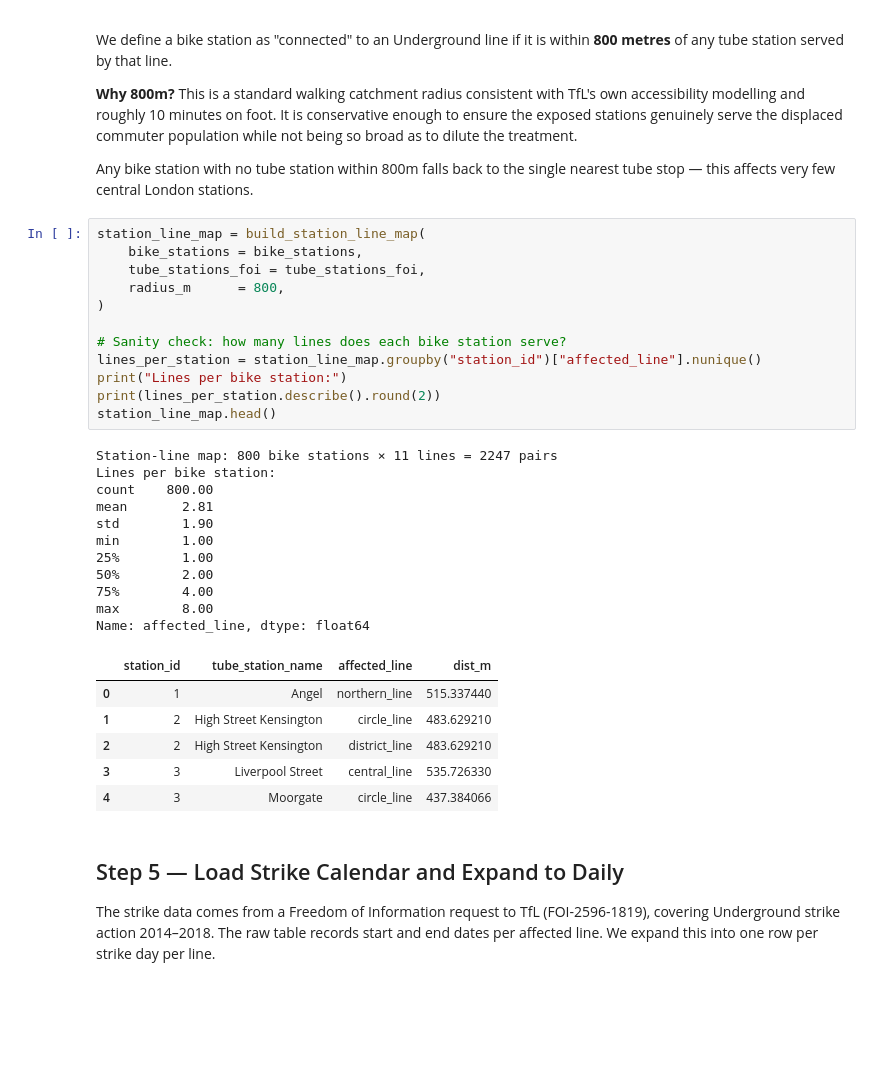
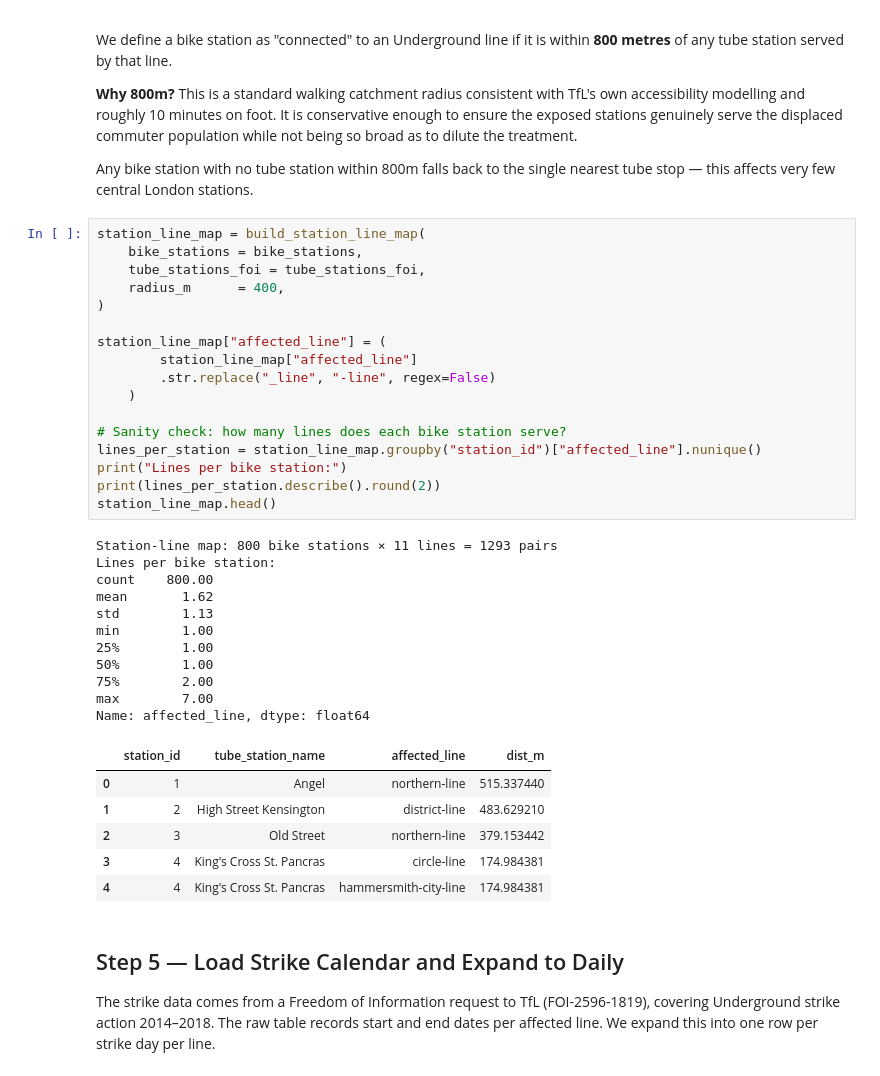
Before and after one commit to stucsk99/tfl_bike_casual, a Jupyter notebook: 01_data_pipeline.ipynb, the cells around one changed output. Saved outputs shown, nothing was run; the diff lists cells and outputs as text; blank space fills up the shorter version.

```diff
--- a/01_data_pipeline.ipynb
+++ b/01_data_pipeline.ipynb
@@ -159,33 +158,38 @@ nearest tube stop — this affects very few central London stations.
 # %%
 station_line_map = build_station_line_map(
     bike_stations = bike_stations,
     tube_stations_foi = tube_stations_foi,
-    radius_m      = 800,
+    radius_m      = 400,
 )
+
+station_line_map["affected_line"] = (
+        station_line_map["affected_line"]
+        .str.replace("_line", "-line", regex=False)
+    )
 
 # Sanity check: how many lines does each bike station serve?
 lines_per_station = station_line_map.groupby("station_id")["affected_line"].nunique()
 print("Lines per bike station:")
 print(lines_per_station.describe().round(2))
 station_line_map.head()
 # %% [output]
-Station-line map: 800 bike stations × 11 lines = 2247 pairs
+Station-line map: 800 bike stations × 11 lines = 1293 pairs
 Lines per bike station:
 count    800.00
-mean       2.81
-std        1.90
+mean       1.62
+std        1.13
 min        1.00
 25%        1.00
-50%        2.00
-75%        4.00
-max        8.00
+50%        1.00
+75%        2.00
+max        7.00
 Name: affected_line, dtype: float64
 |  | station_id | tube_station_name | affected_line | dist_m |
-| 0 | 1 | Angel | northern_line | 515.337440 |
-| 1 | 2 | High Street Kensington | circle_line | 483.629210 |
-| 2 | 2 | High Street Kensington | district_line | 483.629210 |
-| 3 | 3 | Liverpool Street | central_line | 535.726330 |
-| 4 | 3 | Moorgate | circle_line | 437.384066 |
+| 0 | 1 | Angel | northern-line | 515.337440 |
+| 1 | 2 | High Street Kensington | district-line | 483.629210 |
+| 2 | 3 | Old Street | northern-line | 379.153442 |
+| 3 | 4 | King's Cross St. Pancras | circle-line | 174.984381 |
+| 4 | 4 | King's Cross St. Pancras | hammersmith-city-line | 174.984381 |
 # %% [markdown]
 ## Step 5 — Load Strike Calendar and Expand to Daily
 
```
Also changed, not shown: parts of 11 cells of this notebook, 2 other files.
